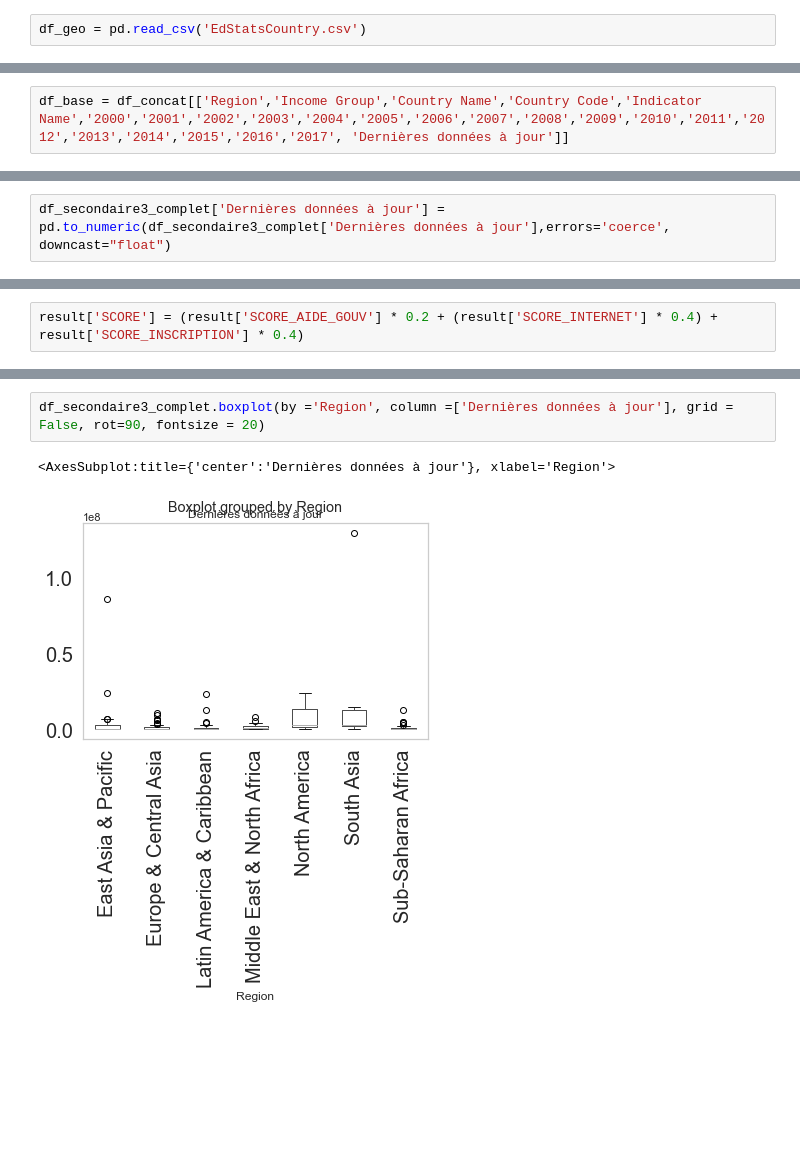
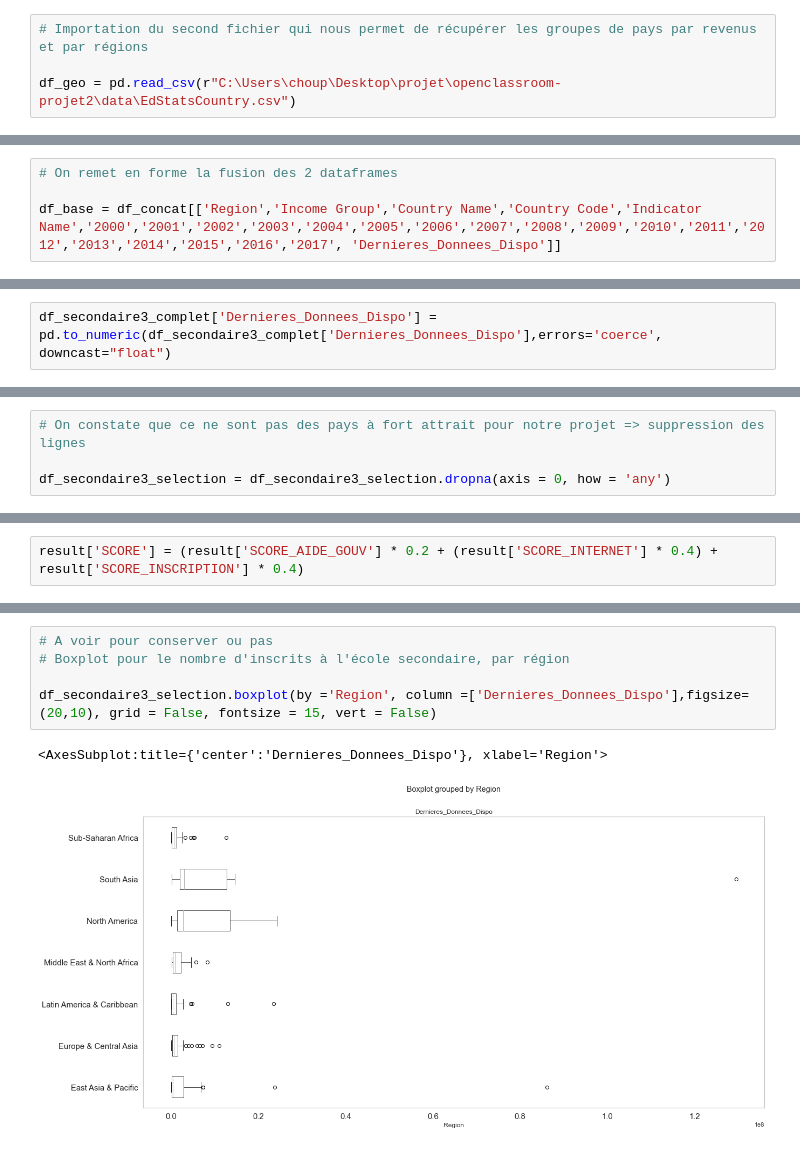
Before and after one commit to Charlotte-1987/openclassroom-projet2, a Jupyter notebook: notebook.ipynb, the cells around one changed output, grey strips where cells are left out. Drawn from its saved outputs; the diff is of its cells as text; blank space fills up the shorter version.

```diff
--- a/notebook.ipynb
+++ b/notebook.ipynb
@@ -115,5 +165,7 @@ df_base_date.head(20)
 # %%
-df_geo = pd.read_csv('EdStatsCountry.csv')
+# Importation du second fichier qui nous permet de récupérer les groupes de pays par revenus et par régions
+
+df_geo = pd.read_csv(r"C:\Users\choup\Desktop\projet\openclassroom-projet2\data\EdStatsCountry.csv")
 # %%
 df_geo.shape
 # %% [output]
@@ -198,7 +253,9 @@ df_base_geo.loc[df_base_geo['Income Group'].isna(),:]
 
 df_concat = df_base_date.merge(df_base_geo, how='inner', on='Country Code')
 # %%
-df_base = df_concat[['Region','Income Group','Country Name','Country Code','Indicator Name','2000','2001','2002','2003','2004','2005','2006','2007','2008','2009','2010','2011','2012','2013','2014','2015','2016','2017', 'Dernières données à jour']]
+# On remet en forme la fusion des 2 dataframes
+
+df_base = df_concat[['Region','Income Group','Country Name','Country Code','Indicator Name','2000','2001','2002','2003','2004','2005','2006','2007','2008','2009','2010','2011','2012','2013','2014','2015','2016','2017', 'Dernieres_Donnees_Dispo']]
 # %%
 df_base.reset_index(drop = True, inplace = True)
 # %%
@@ -399,4 +446,4 @@ msno.bar(df_secondaire3.sample(241))
 df_secondaire3_complet = df_secondaire3.fillna(method ='ffill', axis = 1)
 # %%
-df_secondaire3_complet['Dernières données à jour'] = pd.to_numeric(df_secondaire3_complet['Dernières données à jour'],errors='coerce', downcast="float")
+df_secondaire3_complet['Dernieres_Donnees_Dispo'] = pd.to_numeric(df_secondaire3_complet['Dernieres_Donnees_Dispo'],errors='coerce', downcast="float")
 # %%
@@ -453,0 +529,4 @@ df_secondaire3_selection
+# %%
+# On constate que ce ne sont pas des pays à fort attrait pour notre projet => suppression des lignes
+
+df_secondaire3_selection = df_secondaire3_selection.dropna(axis = 0, how = 'any')
@@ -880,5 +1084,8 @@ result_ind.sort_values('SCORE', ascending = False).head(10)
 # %%
-df_secondaire3_complet.boxplot(by ='Region', column =['Dernières données à jour'], grid = False, rot=90, fontsize = 20)
+# A voir pour conserver ou pas
+# Boxplot pour le nombre d'inscrits à l'école secondaire, par région
+
+df_secondaire3_selection.boxplot(by ='Region', column =['Dernieres_Donnees_Dispo'],figsize=(20,10), grid = False, fontsize = 15, vert = False)
 # %% [output]
-<AxesSubplot:title={'center':'Dernières données à jour'}, xlabel='Region'>
+<AxesSubplot:title={'center':'Dernieres_Donnees_Dispo'}, xlabel='Region'>
-[figure, old version]
+[figure, new version]
```
Also changed, not shown: parts of 131 cells of this notebook.
